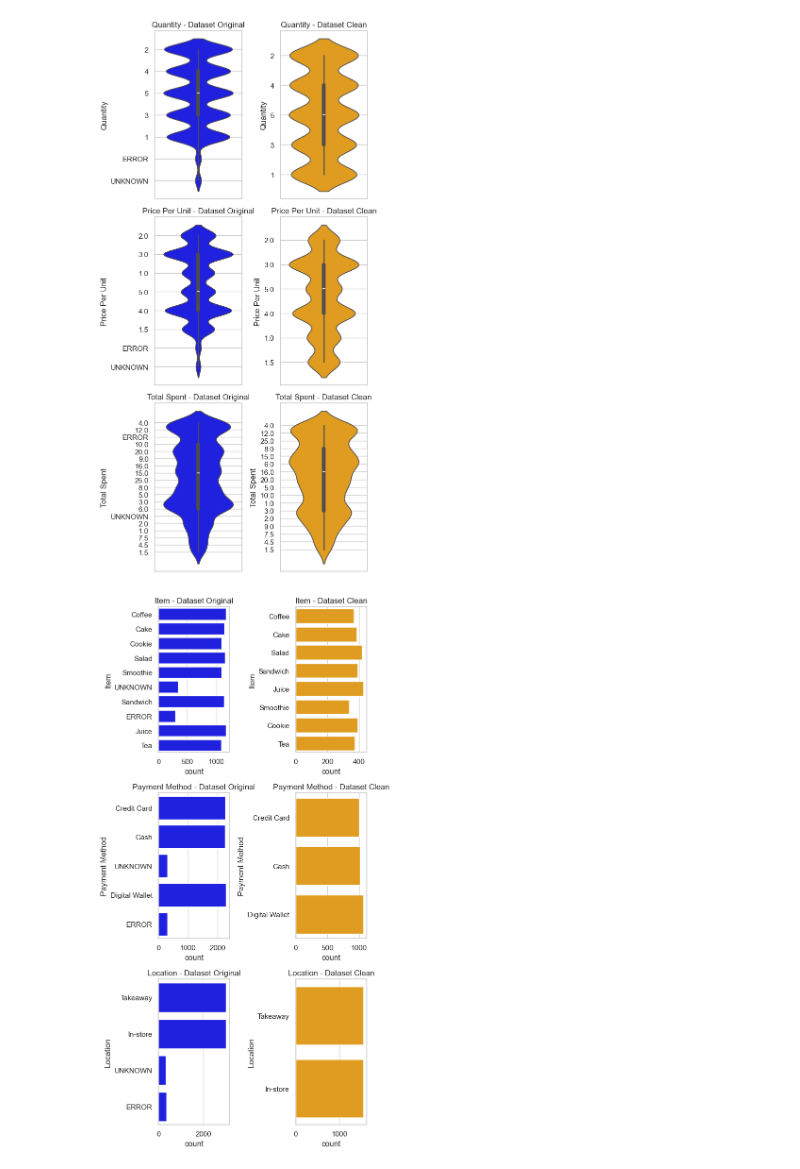
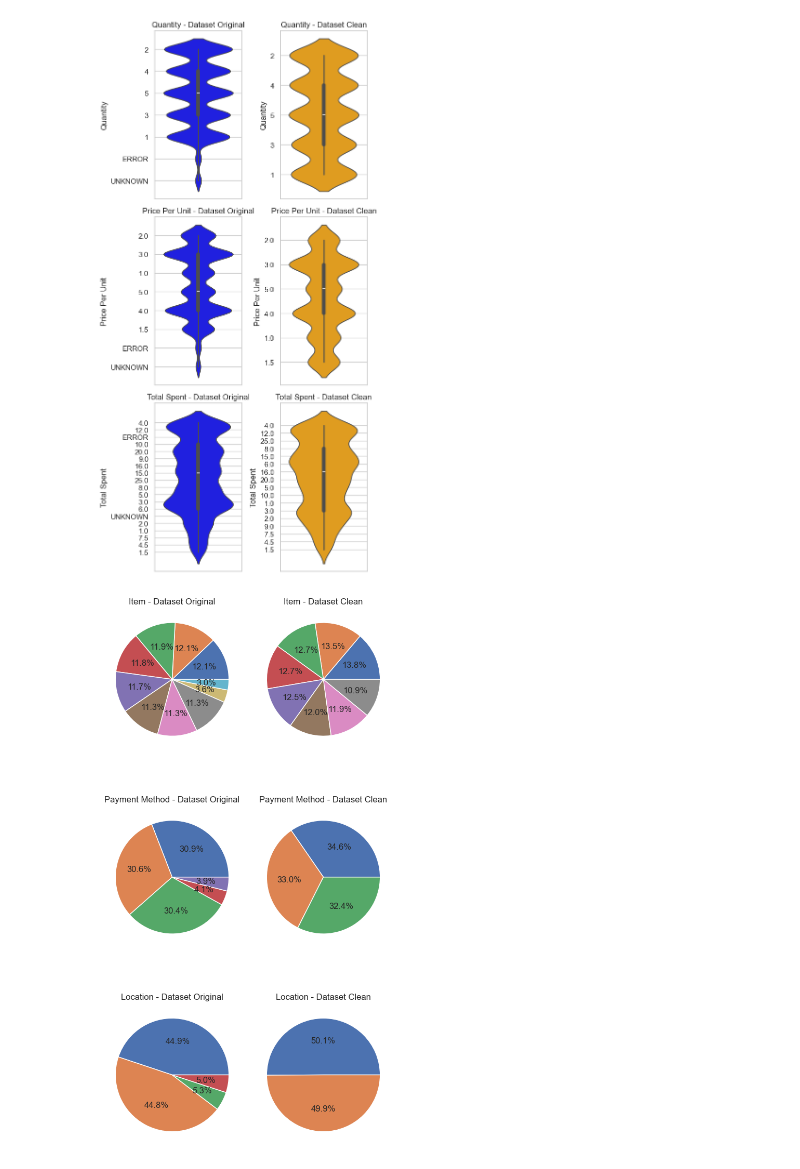
Before and after one commit to S3rg1t0/dirtyCafeSales, a Jupyter notebook: clean data.ipynb, the cells around one changed output. Saved outputs shown, nothing was run; the diff lists cells and outputs as text; code cells hidden in the pictures.

Commit message:
graphics have been changed of bar to pie for better explain

```diff
--- a/clean data.ipynb
+++ b/clean data.ipynb
@@ -248,21 +248,23 @@ plt.show()
 # %%
 
 columns_of_interest = ['Item', 'Payment Method', 'Location']
 
 num_columns = len(columns_of_interest)
 plt.figure(figsize=(6, 4 * num_columns))
 
 for i, column in enumerate(columns_of_interest):
 
     plt.subplot(num_columns, 2, 2*i + 1)
-    sns.countplot(data=df, y=column, color='blue')
+    # sns.countplot(data=df, y=column, color='blue')
+    plt.pie(df[column].value_counts(), autopct='%1.1f%%')
     plt.title(f'{column} - Dataset Original')
 
     plt.subplot(num_columns, 2, 2*i + 2)
-    sns.countplot(data=df_clean, y=column, color='orange')
+    # sns.countplot(data=df_clean, y=column, color='orange')
+    plt.pie(df_clean[column].value_counts(), autopct='%1.1f%%')
     plt.title(f'{column} - Dataset Clean')
 
 plt.tight_layout()
 plt.show()
 # %% [output]
-[figure, old version]
+[figure, new version]
```
